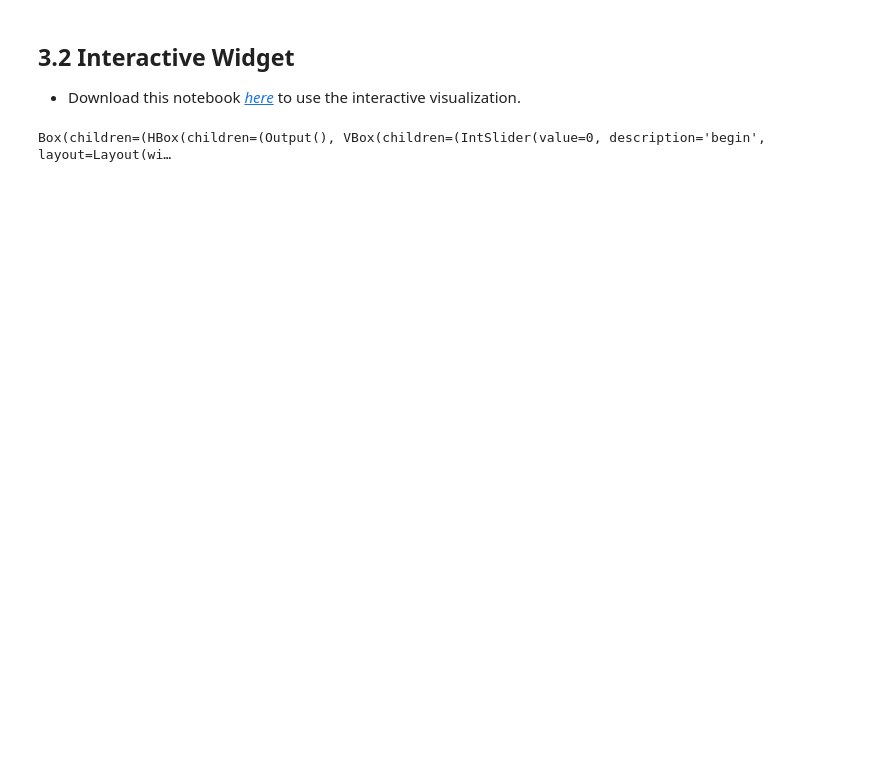
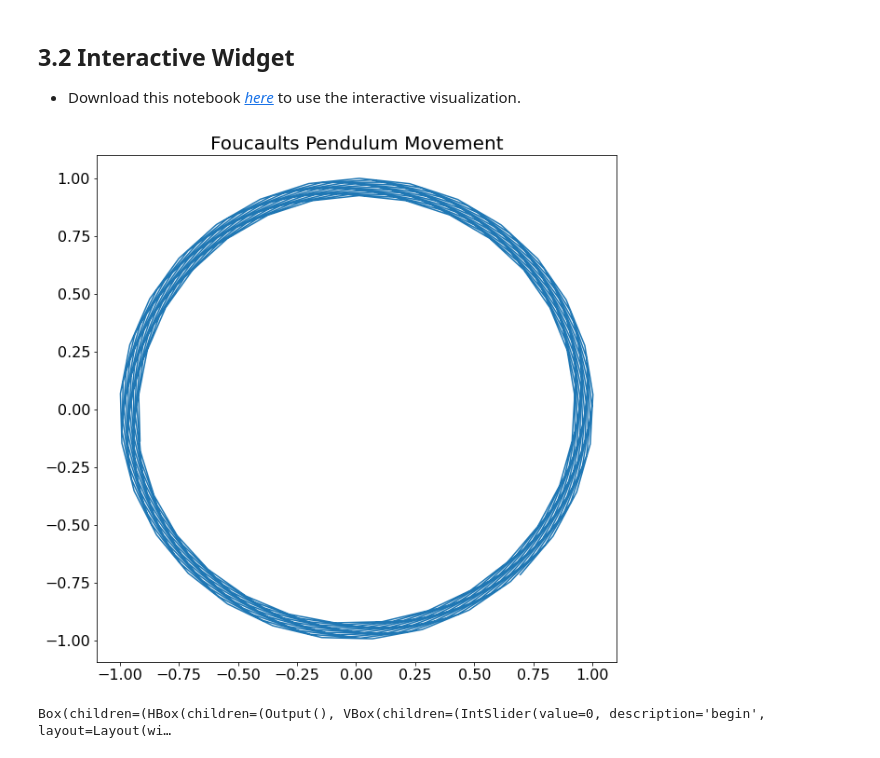
Before and after one commit to btschwertfeger/Foucaults-Pendulum-Website, a Jupyter notebook: FoucaultsPendulum.ipynb, the cells around one changed output. Cells and saved outputs as stored; diff of their text form; code cells hidden in the pictures; blank space fills up the shorter version.

```diff
--- a/FoucaultsPendulum.ipynb
+++ b/FoucaultsPendulum.ipynb
@@ -127,19 +127,21 @@ plt.show()
 
 - Download this notebook <a href="FoucaultsPendulum.ipynb" downlaod><i>here</i></a> to use the interactive visualization.
 # %%
-style = {'description_width': '100px'}
-layout = {'width': '370px'}
+style = {"description_width": "100px"}
+layout = {"width": "370px"}
 
-def doit(begin=0, end=tmax,step_size=5):
-    plt.plot(x[begin:end:step_size],y[begin:end:step_size]);
-    plt.title(f"Foucaults Pendulum Movement")
+def doit(begin=0, end=tmax, step_size=5):
+    plt.plot(x[begin:end:step_size], y[begin:end:step_size]);
+    plt.title("Foucaults Pendulum Movement")
 
 begin_slider = widgets.IntSlider(min=0, max=tmax/2, step=1, value=0, style=style, layout=layout)
 end_slider = widgets.IntSlider(min=0, max=tmax/2, step=1, value=tmax, style=style, layout=layout)
 step_slider = widgets.IntSlider(min=1, max=50, step=1, value=5, style=style, layout=layout)
 
 w = widgets.interactive(doit, begin=begin_slider, end=end_slider, step_size=step_slider)
 doit()
+# %% [output]
+[figure, added]
 # %%
 widgets.Box(
     [
```
Also changed, not shown: parts of 1 cell of this notebook, 7 other files.
